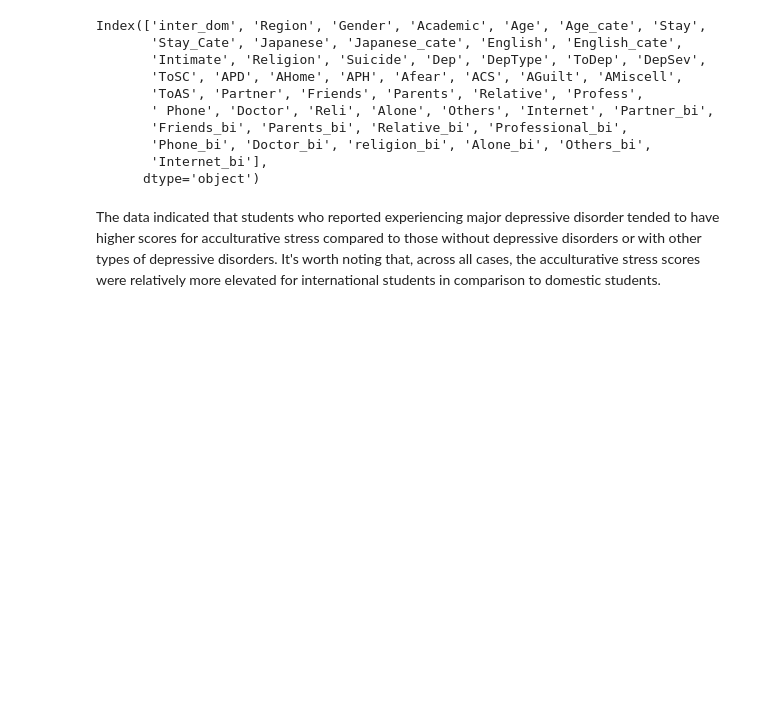
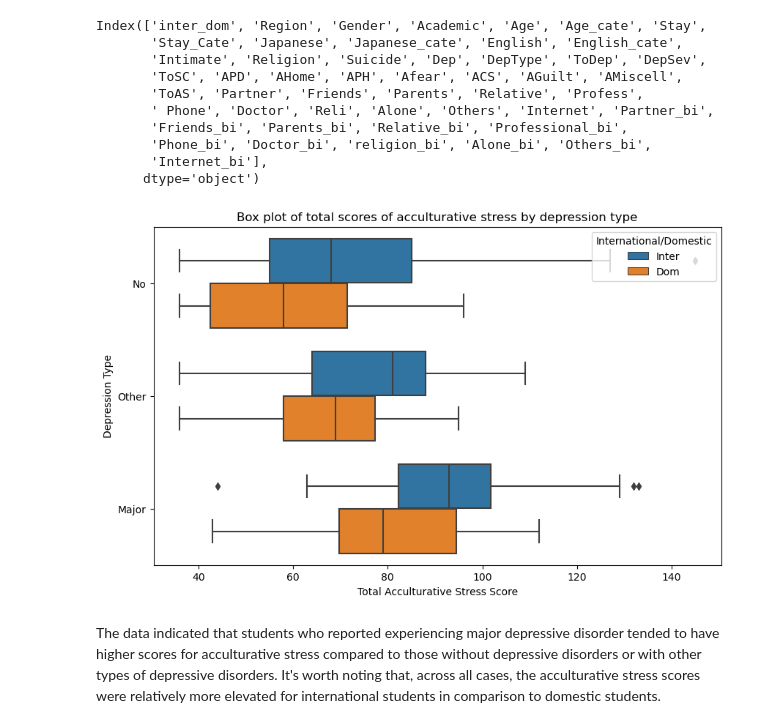
Before and after one commit to littlexflower/student-mental-health, a Jupyter notebook: notebook.ipynb, the cells around one changed output. Cells and saved outputs as stored; diff of their text form; code cells hidden in the pictures; blank space fills up the shorter version.

```diff
--- a/notebook.ipynb
+++ b/notebook.ipynb
@@ -214,19 +199,18 @@ Index(['inter_dom', 'Region', 'Gender', 'Academic', 'Age', 'Age_cate', 'Stay',
       dtype='object')
 # %%
 # Build a box plot of the ToAS score by DepType, colored by inter_dom
-fig = px.box(
-    data_frame=students,
-    x='ToAS',
-    y='DepType',
-    color='inter_dom',
-    title='Box plot of total scores of acculturative stress by depression type',
-    labels={
-        'ToAS': 'Total Acculturative Stress Score',
-        'DepType': 'Depression Type',
-        'inter_dom': 'International/Domestic'
-    }
-)
-fig
+plt.figure(figsize=(10, 6))
+sns.boxplot(data=students, x='ToAS', y='DepType', hue='inter_dom')
+
+# Set the title and labels
+plt.title('Box plot of total scores of acculturative stress by depression type')
+plt.xlabel('Total Acculturative Stress Score')
+plt.ylabel('Depression Type')
+plt.legend(title='International/Domestic', loc='upper right')
+
+plt.show()
+# %% [output]
+[figure, added]
 # %% [markdown]
 The data indicated that students who reported experiencing major depressive disorder tended to have higher scores for acculturative stress compared to those without depressive disorders or with other types of depressive disorders. It's worth noting that, across all cases, the acculturative stress scores were relatively more elevated for international students in comparison to domestic students.
 # %%
```
Also changed, not shown: parts of 7 cells of this notebook.
